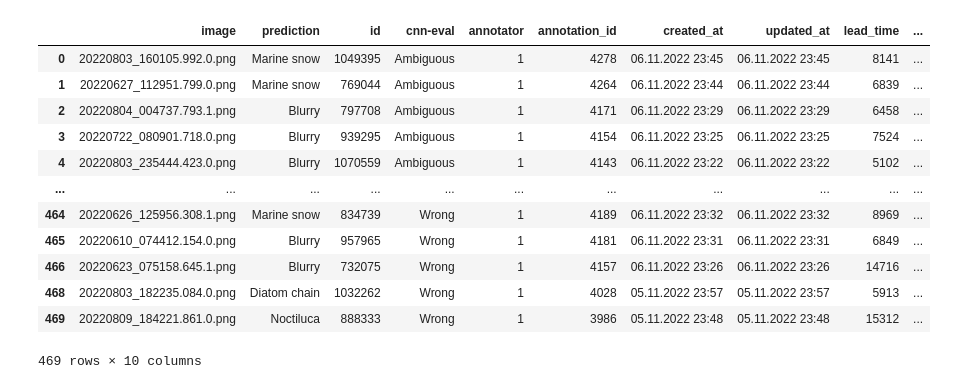
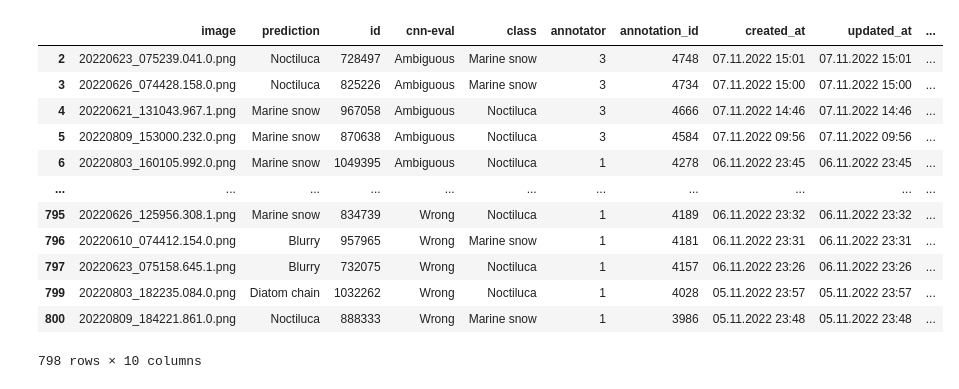
Before and after one commit to m-dml/plankton-classifier, a Jupyter notebook: notebooks/ConfusionMatrixPhytodiveManualTestData.ipynb, the cells around one changed output. Cells and saved outputs as stored; diff of their text form; code cells hidden in the pictures.

```diff
--- a/notebooks/ConfusionMatrixPhytodiveManualTestData.ipynb
+++ b/notebooks/ConfusionMatrixPhytodiveManualTestData.ipynb
@@ -38,24 +39,24 @@ def plot_confusion_matrix(cm, class_names, title):
     plt.close("all")
     return figure
 # %%
-file = "../data/phytodiveCNNeval-4-at-2022-11-07-08-34-5b10973e.csv"
+file = "../data/PhyodiveCNNeval-at-2022-11-07-14-06-bc63c776.csv"
 df = pd.read_csv(file, sep=";").dropna()
 df["image"] = df["image"].apply(lambda x: os.path.basename(x))
 df
 # %% [output]
-|  | image | prediction | id | cnn-eval | annotator | annotation_id | created_at | updated_at | lead_time | ... |
-| 0 | 20220803_160105.992.0.png | Marine snow | 1049395 | Ambiguous | 1 | 4278 | 06.11.2022 23:45 | 06.11.2022 23:45 | 8141 | ... |
-| 1 | 20220627_112951.799.0.png | Marine snow | 769044 | Ambiguous | 1 | 4264 | 06.11.2022 23:44 | 06.11.2022 23:44 | 6839 | ... |
-| 2 | 20220804_004737.793.1.png | Blurry | 797708 | Ambiguous | 1 | 4171 | 06.11.2022 23:29 | 06.11.2022 23:29 | 6458 | ... |
-| 3 | 20220722_080901.718.0.png | Blurry | 939295 | Ambiguous | 1 | 4154 | 06.11.2022 23:25 | 06.11.2022 23:25 | 7524 | ... |
-| 4 | 20220803_235444.423.0.png | Blurry | 1070559 | Ambiguous | 1 | 4143 | 06.11.2022 23:22 | 06.11.2022 23:22 | 5102 | ... |
+|  | image | prediction | id | cnn-eval | class | annotator | annotation_id | created_at | updated_at | ... |
+| 2 | 20220623_075239.041.0.png | Noctiluca | 728497 | Ambiguous | Marine snow | 3 | 4748 | 07.11.2022 15:01 | 07.11.2022 15:01 | ... |
+| 3 | 20220626_074428.158.0.png | Noctiluca | 825226 | Ambiguous | Marine snow | 3 | 4734 | 07.11.2022 15:00 | 07.11.2022 15:00 | ... |
+| 4 | 20220621_131043.967.1.png | Marine snow | 967058 | Ambiguous | Noctiluca | 3 | 4666 | 07.11.2022 14:46 | 07.11.2022 14:46 | ... |
+| 5 | 20220809_153000.232.0.png | Marine snow | 870638 | Ambiguous | Noctiluca | 3 | 4584 | 07.11.2022 09:56 | 07.11.2022 09:56 | ... |
+| 6 | 20220803_160105.992.0.png | Marine snow | 1049395 | Ambiguous | Noctiluca | 1 | 4278 | 06.11.2022 23:45 | 06.11.2022 23:45 | ... |
 | ... | ... | ... | ... | ... | ... | ... | ... | ... | ... | ... |
-| 464 | 20220626_125956.308.1.png | Marine snow | 834739 | Wrong | 1 | 4189 | 06.11.2022 23:32 | 06.11.2022 23:32 | 8969 | ... |
-| 465 | 20220610_074412.154.0.png | Blurry | 957965 | Wrong | 1 | 4181 | 06.11.2022 23:31 | 06.11.2022 23:31 | 6849 | ... |
-| 466 | 20220623_075158.645.1.png | Blurry | 732075 | Wrong | 1 | 4157 | 06.11.2022 23:26 | 06.11.2022 23:26 | 14716 | ... |
-| 468 | 20220803_182235.084.0.png | Diatom chain | 1032262 | Wrong | 1 | 4028 | 05.11.2022 23:57 | 05.11.2022 23:57 | 5913 | ... |
-| 469 | 20220809_184221.861.0.png | Noctiluca | 888333 | Wrong | 1 | 3986 | 05.11.2022 23:48 | 05.11.2022 23:48 | 15312 | ... |
+| 795 | 20220626_125956.308.1.png | Marine snow | 834739 | Wrong | Noctiluca | 1 | 4189 | 06.11.2022 23:32 | 06.11.2022 23:32 | ... |
+| 796 | 20220610_074412.154.0.png | Blurry | 957965 | Wrong | Marine snow | 1 | 4181 | 06.11.2022 23:31 | 06.11.2022 23:31 | ... |
+| 797 | 20220623_075158.645.1.png | Blurry | 732075 | Wrong | Noctiluca | 1 | 4157 | 06.11.2022 23:26 | 06.11.2022 23:26 | ... |
+| 799 | 20220803_182235.084.0.png | Diatom chain | 1032262 | Wrong | Noctiluca | 1 | 4028 | 05.11.2022 23:57 | 05.11.2022 23:57 | ... |
+| 800 | 20220809_184221.861.0.png | Noctiluca | 888333 | Wrong | Marine snow | 1 | 3986 | 05.11.2022 23:48 | 05.11.2022 23:48 | ... |
-469 rows × 10 columns
+798 rows × 10 columns
 # %%
 le = preprocessing.LabelEncoder()
 le.fit(df["class"])
```
Also changed, not shown: parts of 14 cells of this notebook, 3 other files.
